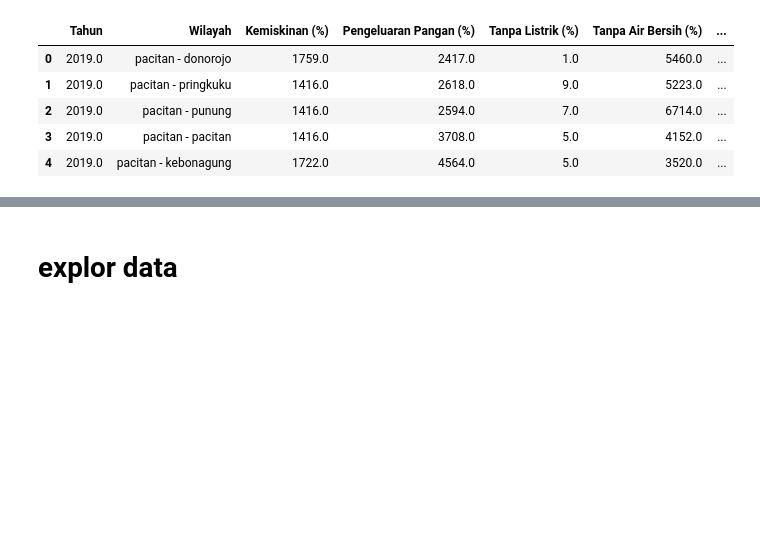
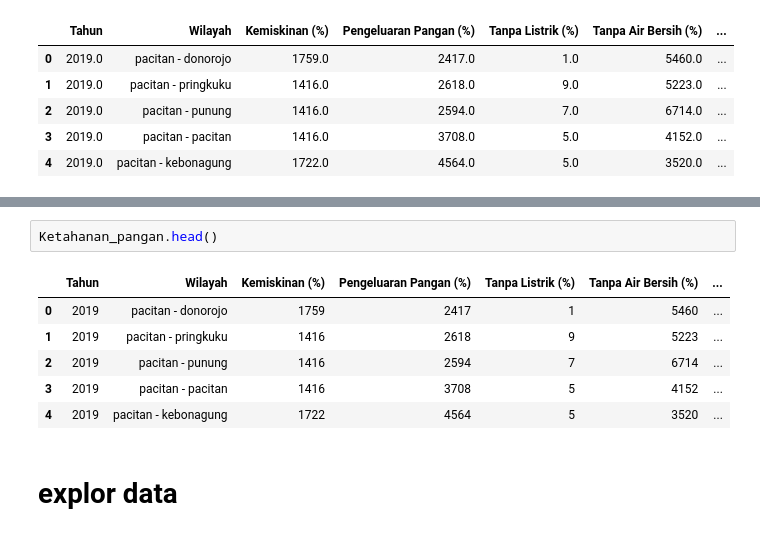
Before and after one commit to catuer/Ketahanan_Pangan, a Jupyter notebook: KP2.ipynb, the cells around one changed output, grey strips where cells are left out. Drawn from its saved outputs; the diff is of its cells as text; blank space fills up the shorter version.

```diff
--- a/KP2.ipynb
+++ b/KP2.ipynb
@@ -108,3 +131,12 @@ Ketahanan_pangan.head()
+# %%
+Ketahanan_pangan.head()
+# %% [output]
+|  | Tahun | Wilayah | Kemiskinan (%) | Pengeluaran Pangan (%) | Tanpa Listrik (%) | Tanpa Air Bersih (%) | ... |
+| 0 | 2019 | pacitan - donorojo | 1759 | 2417 | 1 | 5460 | ... |
+| 1 | 2019 | pacitan - pringkuku | 1416 | 2618 | 9 | 5223 | ... |
+| 2 | 2019 | pacitan - punung | 1416 | 2594 | 7 | 6714 | ... |
+| 3 | 2019 | pacitan - pacitan | 1416 | 3708 | 5 | 4152 | ... |
+| 4 | 2019 | pacitan - kebonagung | 1722 | 4564 | 5 | 3520 | ... |
 # %% [markdown]
 # explor data
 # %%
```
Also changed, not shown: parts of 11 cells of this notebook.
